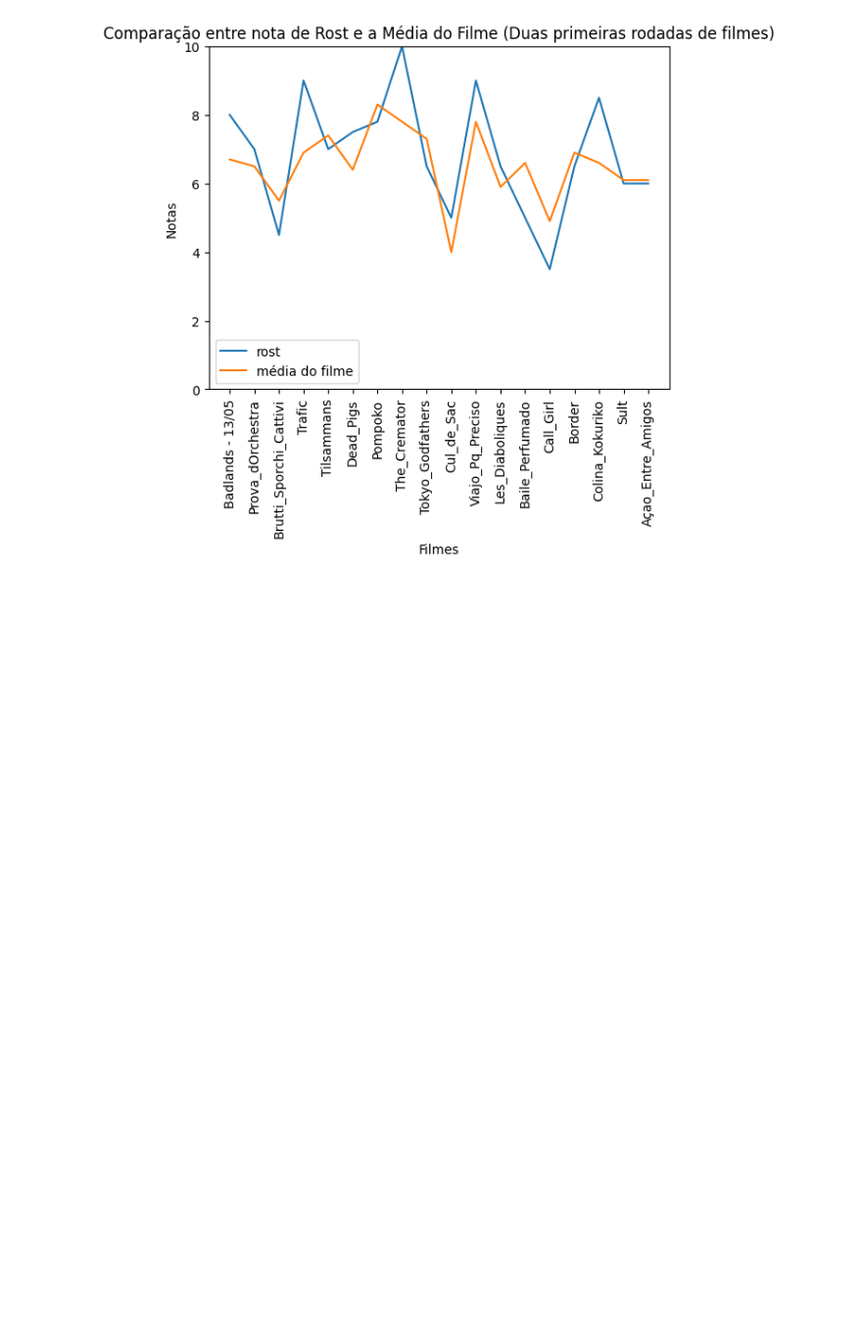
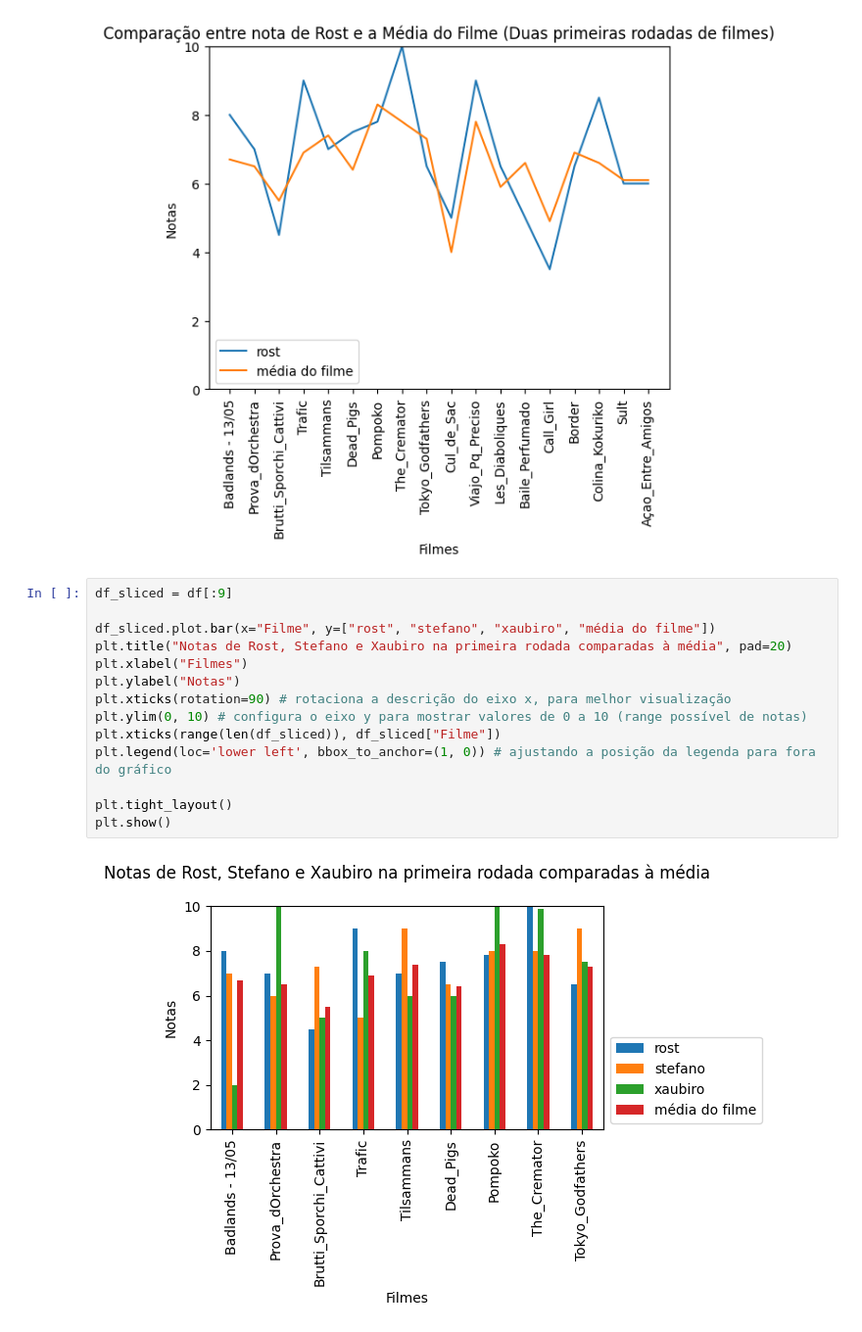
Before and after one commit to feliperost/cineclube, a Jupyter notebook: Cineclube_teste.ipynb, the cells around one changed output. Shown: that part at 98% size. Drawn from its saved outputs; the diff is of its cells as text; blank space fills up the shorter version.

```diff
--- a/Cineclube_teste.ipynb
+++ b/Cineclube_teste.ipynb
@@ -69,3 +70,19 @@ plt.legend(loc='lower left') # ajustando a posição da legenda
 plt.show()
 # %% [output]
 [figure]
+# %%
+df_sliced = df[:9]
+
+df_sliced.plot.bar(x="Filme", y=["rost", "stefano", "xaubiro", "média do filme"])
+plt.title("Notas de Rost, Stefano e Xaubiro na primeira rodada comparadas à média", pad=20)
+plt.xlabel("Filmes")
+plt.ylabel("Notas")
+plt.xticks(rotation=90) # rotaciona a descrição do eixo x, para melhor visualização
+plt.ylim(0, 10) # configura o eixo y para mostrar valores de 0 a 10 (range possível de notas)
+plt.xticks(range(len(df_sliced)), df_sliced["Filme"])
+plt.legend(loc='lower left', bbox_to_anchor=(1, 0)) # ajustando a posição da legenda para fora do gráfico
+
+plt.tight_layout()
+plt.show()
+# %% [output]
+[figure, added]
```
Also changed, not shown: parts of 2 cells of this notebook.
